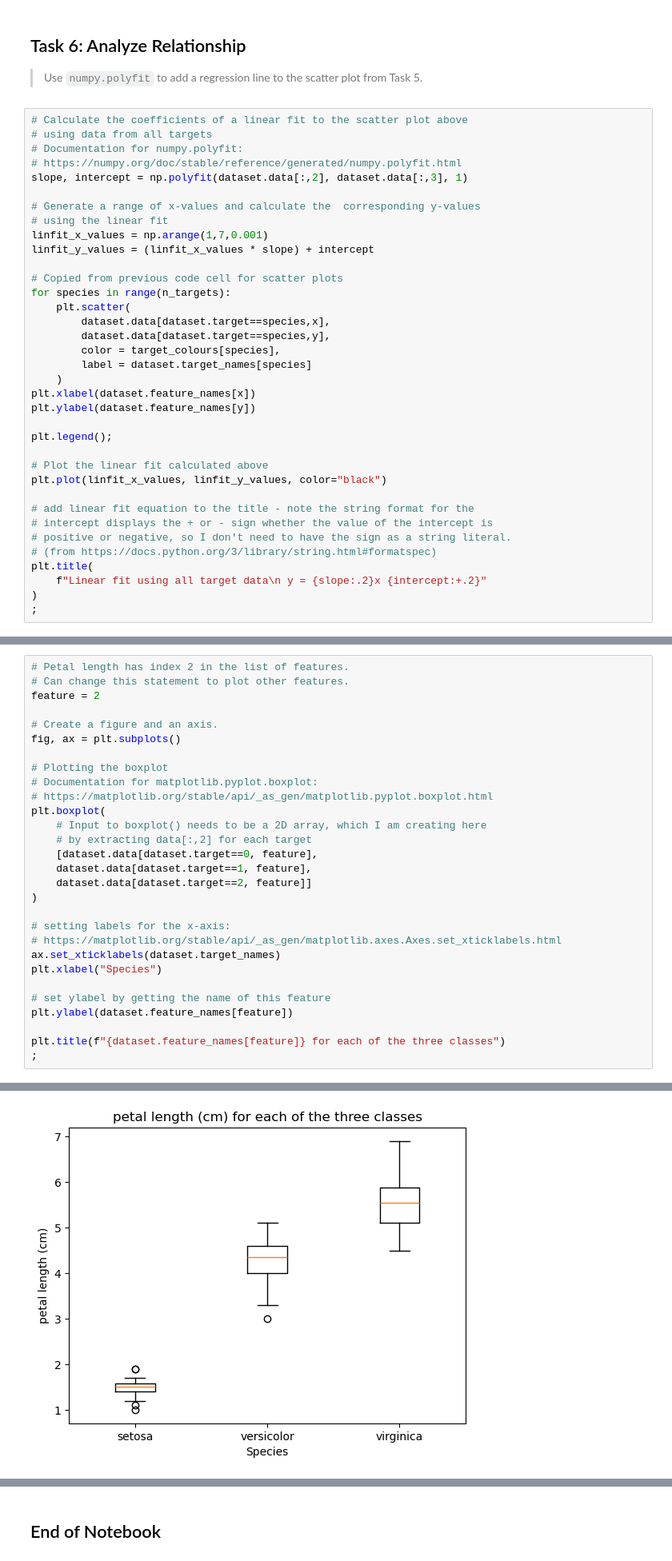
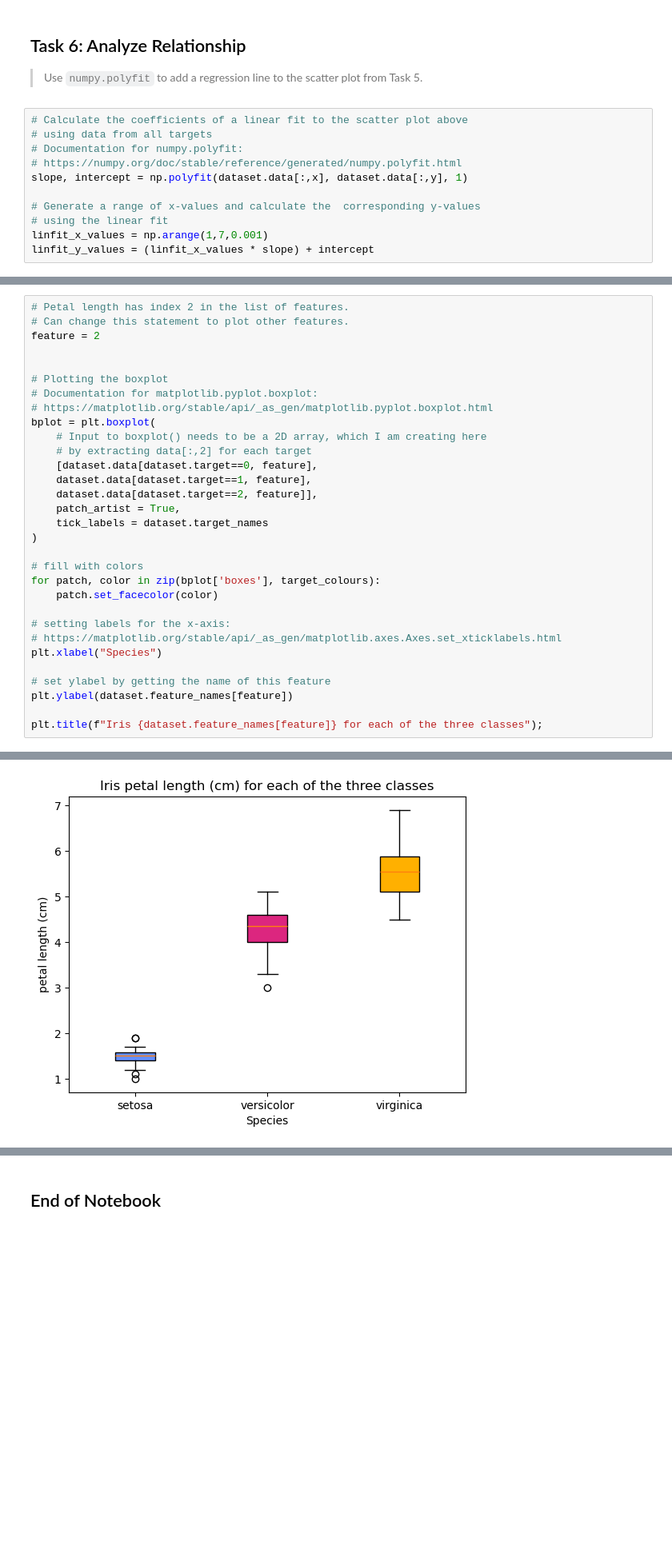
Before and after one commit to SuColl/principles_of_data_analytics, a Jupyter notebook: tasks.ipynb, the cells around one changed output, grey strips where cells are left out. Shown: that part at 80% size. Drawn from its saved outputs; the diff is of its cells as text; blank space fills up the shorter version.

```diff
--- a/tasks.ipynb
+++ b/tasks.ipynb
@@ -514,34 +518,9 @@ plt.legend();
 # using data from all targets
 # Documentation for numpy.polyfit:
 # https://numpy.org/doc/stable/reference/generated/numpy.polyfit.html
-slope, intercept = np.polyfit(dataset.data[:,2], dataset.data[:,3], 1)
+slope, intercept = np.polyfit(dataset.data[:,x], dataset.data[:,y], 1)
 
 # Generate a range of x-values and calculate the  corresponding y-values
 # using the linear fit
 linfit_x_values = np.arange(1,7,0.001)
 linfit_y_values = (linfit_x_values * slope) + intercept
-
-# Copied from previous code cell for scatter plots
-for species in range(n_targets):
-    plt.scatter(
-        dataset.data[dataset.target==species,x],
-        dataset.data[dataset.target==species,y],
-        color = target_colours[species],
-        label = dataset.target_names[species]
-    )
-plt.xlabel(dataset.feature_names[x])
-plt.ylabel(dataset.feature_names[y])
-
-plt.legend();
-
-# Plot the linear fit calculated above
-plt.plot(linfit_x_values, linfit_y_values, color="black")
-
-# add linear fit equation to the title - note the string format for the
-# intercept displays the + or - sign whether the value of the intercept is
-# positive or negative, so I don't need to have the sign as a string literal.
-# (from https://docs.python.org/3/library/string.html#formatspec)
-plt.title(
-    f"Linear fit using all target data\n y = {slope:.2}x {intercept:+.2}"
-)
-;
@@ -613,28 +629,30 @@ https://matplotlib.org/stable/gallery/statistics/boxplot_color.html#sphx-glr-gal
 # Can change this statement to plot other features.
 feature = 2
 
-# Create a figure and an axis.
-fig, ax = plt.subplots()
 
 # Plotting the boxplot
 # Documentation for matplotlib.pyplot.boxplot:
 # https://matplotlib.org/stable/api/_as_gen/matplotlib.pyplot.boxplot.html
-plt.boxplot(
+bplot = plt.boxplot(
     # Input to boxplot() needs to be a 2D array, which I am creating here
     # by extracting data[:,2] for each target
     [dataset.data[dataset.target==0, feature],
     dataset.data[dataset.target==1, feature],
-    dataset.data[dataset.target==2, feature]]
+    dataset.data[dataset.target==2, feature]],
+    patch_artist = True,
+    tick_labels = dataset.target_names
 )
+
+# fill with colors
+for patch, color in zip(bplot['boxes'], target_colours):
+    patch.set_facecolor(color)
 
 # setting labels for the x-axis:
 # https://matplotlib.org/stable/api/_as_gen/matplotlib.axes.Axes.set_xticklabels.html
-ax.set_xticklabels(dataset.target_names)
 plt.xlabel("Species")
 
 # set ylabel by getting the name of this feature
 plt.ylabel(dataset.feature_names[feature])
 
-plt.title(f"{dataset.feature_names[feature]} for each of the three classes")
-;
+plt.title(f"Iris {dataset.feature_names[feature]} for each of the three classes");
 # %% [output]
@@ -642,4 +659,4 @@ plt.title(f"{dataset.feature_names[feature]} for each of the three classes")
-[figure, old version]
+[figure, new version]
 # %% [markdown]
 ## General Reference:
 [UC Irvine Machine Learning Repository](https://archive.ics.uci.edu/datasets)
```
Also changed, not shown: parts of 9 cells of this notebook.
